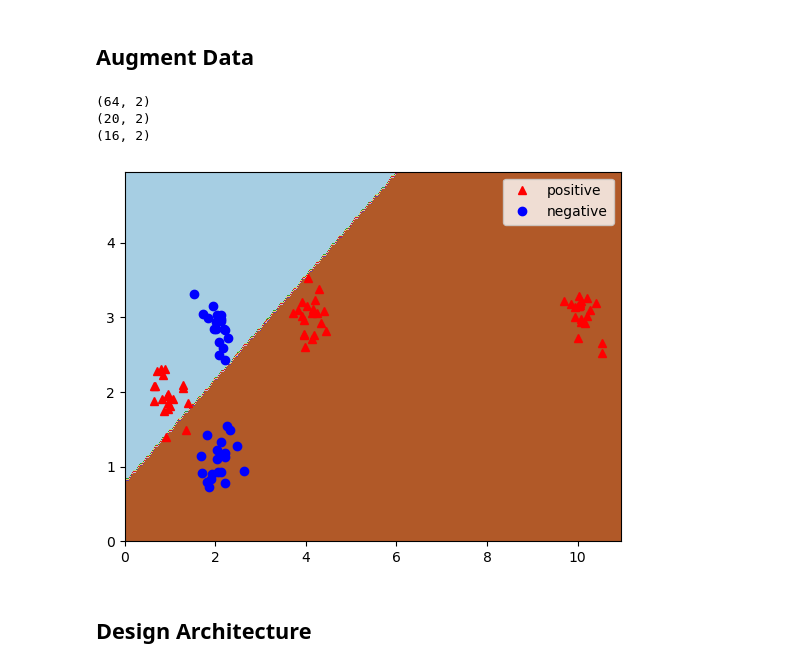
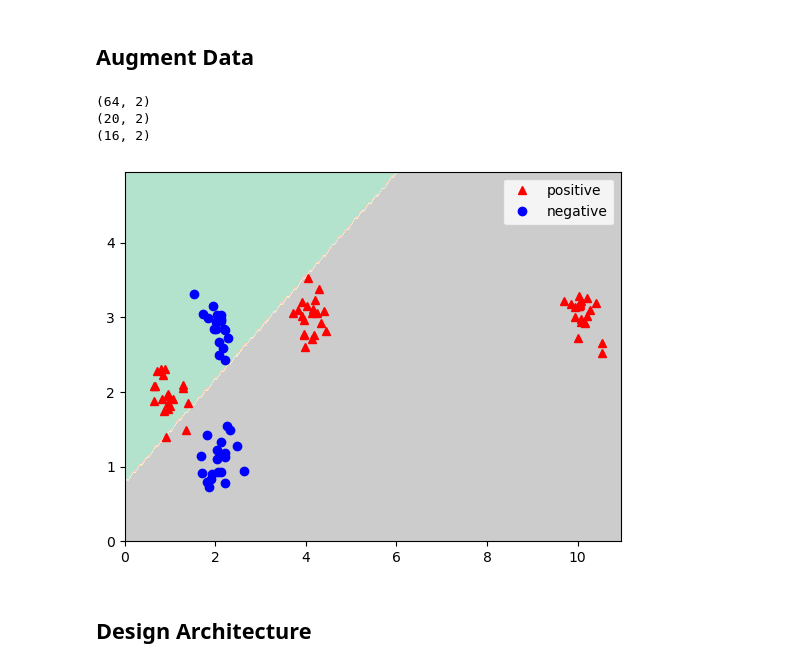
Before and after one commit to JackHanke/dlhw, a Jupyter notebook: hw1/hw1.ipynb, the cells around one changed output. Cells and saved outputs as stored; diff of their text form; code cells hidden in the pictures.

```diff
--- a/hw1/hw1.ipynb
+++ b/hw1/hw1.ipynb
@@ -115,7 +115,7 @@ def plot_decision_surface(model=None,
     if ax is None:
         ax = plt
 
-    ax.contourf(xx, yy, predicted_labels, cmap=plt.cm.Paired)
+    ax.contourf(xx, yy, predicted_labels, cmap=plt.cm.Pastel2)
     ax.axis('equal')
     ax.axis('tight')
 
@@ -292,34 +292,35 @@ np.random.seed(1)
 for i in range(20):
     augmented_X.append([np.random.normal(loc=X[0][0], scale=0.25), np.random.normal(loc=X[0][1], scale=0.25)])
     augmented_X.append([np.random.normal(loc=X[1][0], scale=0.25), np.random.normal(loc=X[1][1], scale=0.25)])
     augmented_X.append([np.random.normal(loc=X[2][0], scale=0.25), np.random.normal(loc=X[2][1], scale=0.25)])
     augmented_X.append([np.random.normal(loc=X[3][0], scale=0.25), np.random.normal(loc=X[3][1], scale=0.25)])
     augmented_X.append([np.random.normal(loc=X[4][0], scale=0.25), np.random.normal(loc=X[4][1], scale=0.25)])
 augmented_X = np.array(augmented_X)
 augmented_y = np.array(augmented_y)
 
+np.savetxt('augmented_dataset.csv',augmented_X,  delimiter=',', fmt='%.4e')
 
 augX_temp, augX_val, augy_temp, augy_val = train_test_split(augmented_X, augmented_y, test_size=0.2)
 augX_train, augX_test, augy_train, augy_test = train_test_split(augX_temp, augy_temp, test_size=0.2)
 
 print(augX_train.shape)
 print(augX_val.shape)
 print(augX_test.shape)
 
 ax = plot_data(
     data=augmented_X,
     labels=augmented_y
 )
 
 plot_decision_surface(
     model=model_inf,
     axis_limits=(0, 11, 0, 5),
     ax=ax)
 # %% [output]
 (64, 2)
 (20, 2)
 (16, 2)
-[figure, old version]
+[figure, new version]
 # %% [markdown]
 ## Design Architecture
 # %%
```
Also changed, not shown: parts of 4 cells of this notebook, 2 other files.
